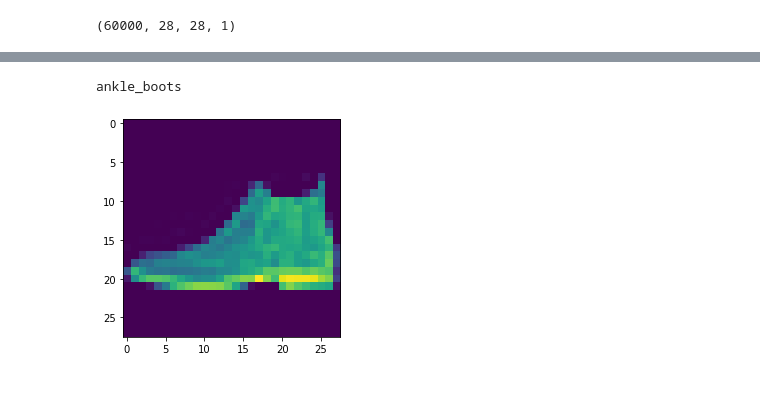
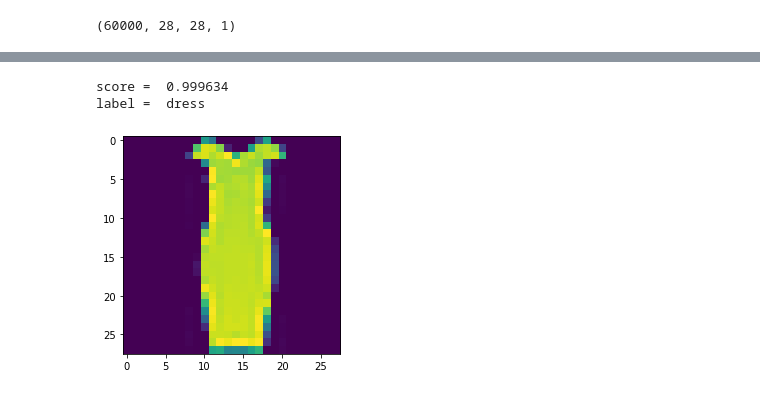
Before and after one commit to purvadanait/AIML-Pract, a Jupyter notebook: NNwFashionMNIST.ipynb, the cells around one changed output, grey strips where cells are left out. Drawn from its saved outputs; the diff is of its cells as text; code cells hidden in the pictures.

```diff
--- a/NNwFashionMNIST.ipynb
+++ b/NNwFashionMNIST.ipynb
@@ -177,17 +188,25 @@ plt.show()
 # %%
 labels = ['t_shirt', 'trouser', 'pullover', 'dress', 'coat',
-
           'sandal', 'shirt', 'sneaker', 'bag', 'ankle_boots']
 
-predictions = model.predict(testX[:1])
+#testX[1].shape
+#testX[1].shape
+#print(testX[:66].shape)
 
-label = labels[np.argmax(predictions)]
+class_id = 666 # the number of classes between 0 & 9999 (for test dataset)
 
+predictions = model.predict(testX[class_id:class_id+1])
+#print(predictions.shape)
+#predictions
 
-print(label)
+label = labels[np.argmax(predictions[:])] # find the max value at the index and then look up the value (0-9) in the labels section
+score = np.max(predictions[:])
+print("score = ", score)
+print("label = ", label)
 
-plt.imshow(np.squeeze(testX[0]))
+plt.imshow(np.squeeze(testX[class_id]))
 plt.show()
 # %% [output]
-ankle_boots
+score =  0.999634
+label =  dress
-[figure, old version]
+[figure, new version]
```
Also changed, not shown: parts of 5 cells of this notebook.
